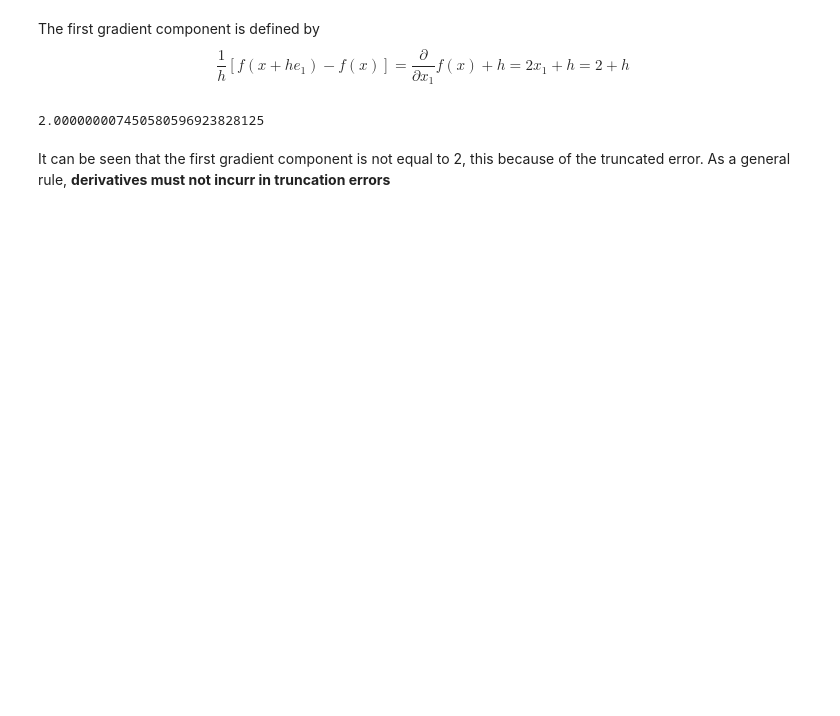
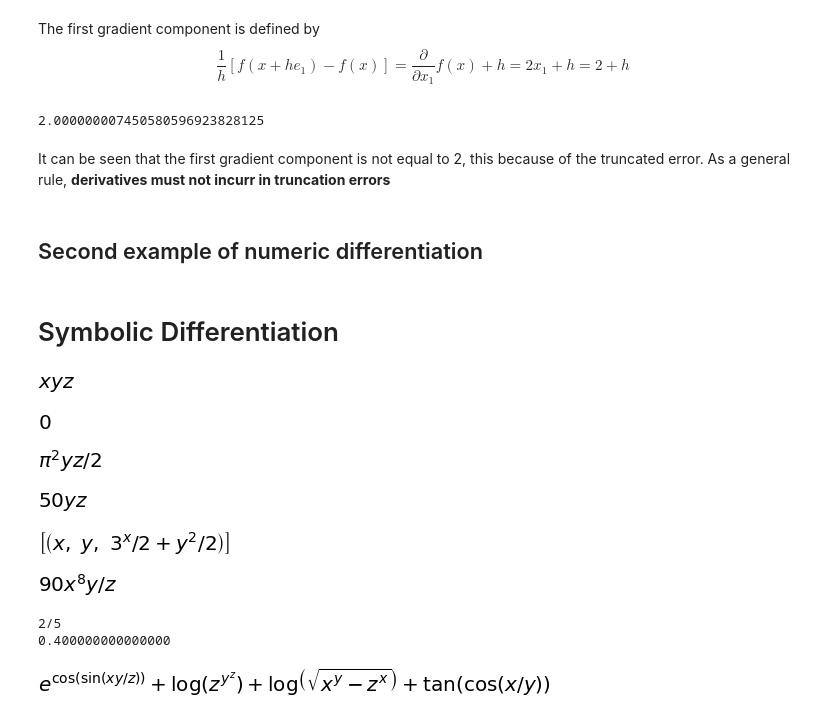
Before and after one commit to JoseCaliz/Differentiation-Methods-Comparison, a Jupyter notebook: DiffComparison.ipynb, the cells around one changed output. Drawn from its saved outputs; the diff is of its cells as text; code cells hidden in the pictures; blank space fills up the shorter version.

Commit message:
compariso merhods of numeric and symbolic differentiatin

```diff
--- a/DiffComparison.ipynb
+++ b/DiffComparison.ipynb
@@ -44,3 +47,55 @@ print(diff1)
 2.000000007450580596923828125
 # %% [markdown]
 It can be seen that the first gradient component is not equal to 2, this because of the truncated error. As a general rule, **derivatives must not incurr in truncation errors**
+# %% [markdown]
+## Second example of numeric differentiation
+# %% [markdown]
+# Symbolic Differentiation
+# %%
+#Libraries
+from sympy import *
+init_printing()
+x = Symbol('x')
+y = Symbol('y')
+z = Symbol('z')
+
+h = x*y*z
+h
+# %% [output]
+[figure, added]
+# %%
+limit(h, x, 0)
+# %% [output]
+[figure, added]
+# %%
+integrate(h, (x, 0, pi))
+# %% [output]
+[figure, added]
+# %%
+integrate(h, (x, 0, 10))
+# %% [output]
+[figure, added]
+# %%
+h = 3**x + y**2 - z*sqrt(4)
+solve(h, [x,y,z])
+# %% [output]
+[figure, added]
+# %%
+h = x**10*y/z
+
+# (func, variable, order)
+diff(h, x, 2)
+# %% [output]
+[figure, added]
+# %%
+print(h.subs({x:1, y:4, z:10}))
+print(h.subs({x:1, y:4, z:10}).evalf())
+# %% [output]
+2/5
+0.400000000000000
+# %%
+i = Symbol('i')
+h = exp(cos(sin(x*y/z)))+log(sqrt(x**y - z**x)) + ln(z**(y**z))+tan(cos(x/y))
+h
+# %% [output]
+[figure, added]
```
Also changed, not shown: parts of 38 cells of this notebook, 1 other file.
